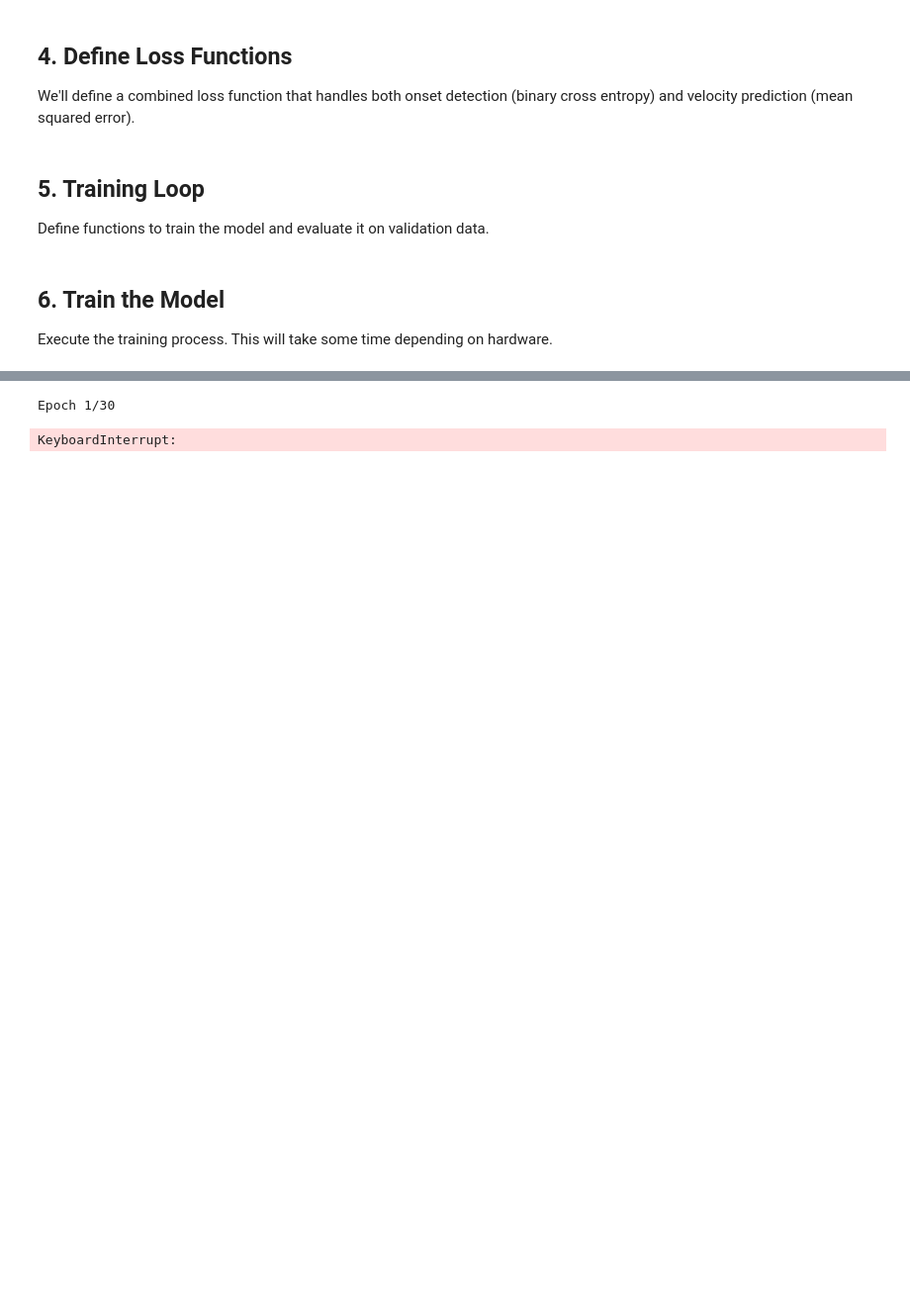
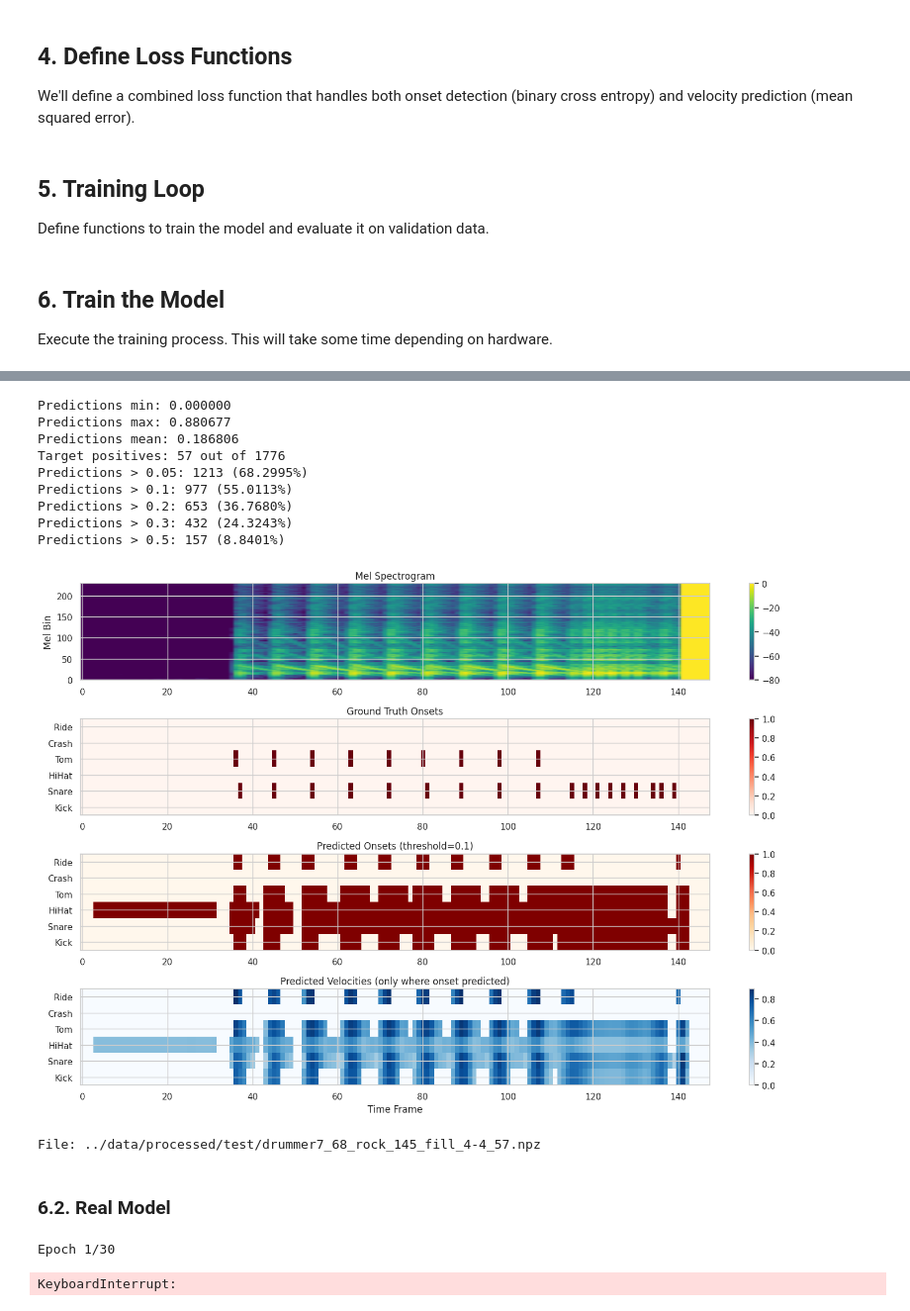
Before and after one commit to LittleHaku/DrumScribe-AI, a Jupyter notebook: notebooks/03_model_development.ipynb, the cells around one changed output, grey strips where cells are left out. Shown at 99% size. Cells and saved outputs as stored; diff of their text form; code cells hidden in the pictures; blank space fills up the shorter version.

```diff
--- a/notebooks/03_model_development.ipynb
+++ b/notebooks/03_model_development.ipynb
@@ -770,3 +1053,51 @@ Execute the training process. This will take some time depending on hardware.
+# %%
+# Debug a training batch to understand model behavior
+def debug_training_batch(model, data_loader, device):
+    """Debug the first batch to understand the model's behavior"""
+    model.eval()
+
+    with torch.no_grad():
+        for batch in data_loader:
+            # Get inputs and targets
+            inputs = batch["input"].to(device)
+            onset_target = batch["onset_target"]
+
+            # Forward pass
+            onset_pred, _ = model(inputs)
+            onset_pred = onset_pred.cpu()
+
+            # Print prediction statistics
+            print(f"Predictions min: {onset_pred.min().item():.6f}")
+            print(f"Predictions max: {onset_pred.max().item():.6f}")
+            print(f"Predictions mean: {onset_pred.mean().item():.6f}")
+            print(f"Target positives: {(onset_target > 0).sum().item()} out of {onset_target.numel()}")
+
+            # Check if any predictions are above thresholds
+            for threshold in [0.05, 0.1, 0.2, 0.3, 0.5]:
+                pred_pos = (onset_pred > threshold).sum().item()
+                print(f"Predictions > {threshold}: {pred_pos} ({pred_pos/onset_pred.numel():.4%})")
+
+            # Try different thresholds for visualization
+            visualize_predictions(model, data_loader, device, threshold=0.1, num_samples=1)
+
+            break  # Just process one batch
+
+# Run the debug function
+debug_training_batch(toy_model, toy_test_loader, device)
+# %% [output]
+Predictions min: 0.000000
+Predictions max: 0.880677
+Predictions mean: 0.186806
+Target positives: 57 out of 1776
+Predictions > 0.05: 1213 (68.2995%)
+Predictions > 0.1: 977 (55.0113%)
+Predictions > 0.2: 653 (36.7680%)
+Predictions > 0.3: 432 (24.3243%)
+Predictions > 0.5: 157 (8.8401%)
+[figure, added]
+File: ../data/processed/test/drummer7_68_rock_145_fill_4-4_57.npz
+# %% [markdown]
+### 6.2. Real Model
 # %%
 # Set hyperparameters
 learning_rate = 0.001
```
Also changed, not shown: parts of 11 cells of this notebook.
